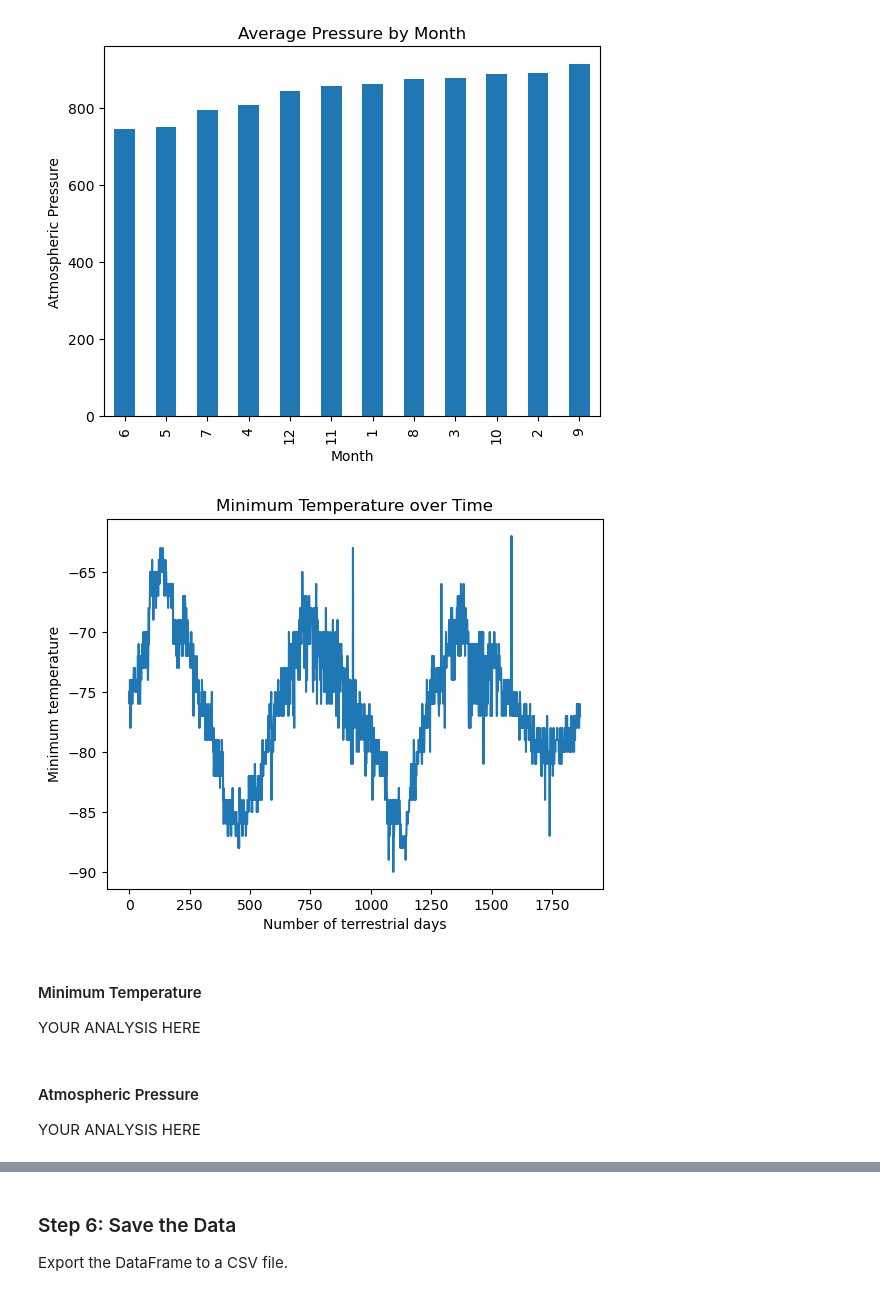
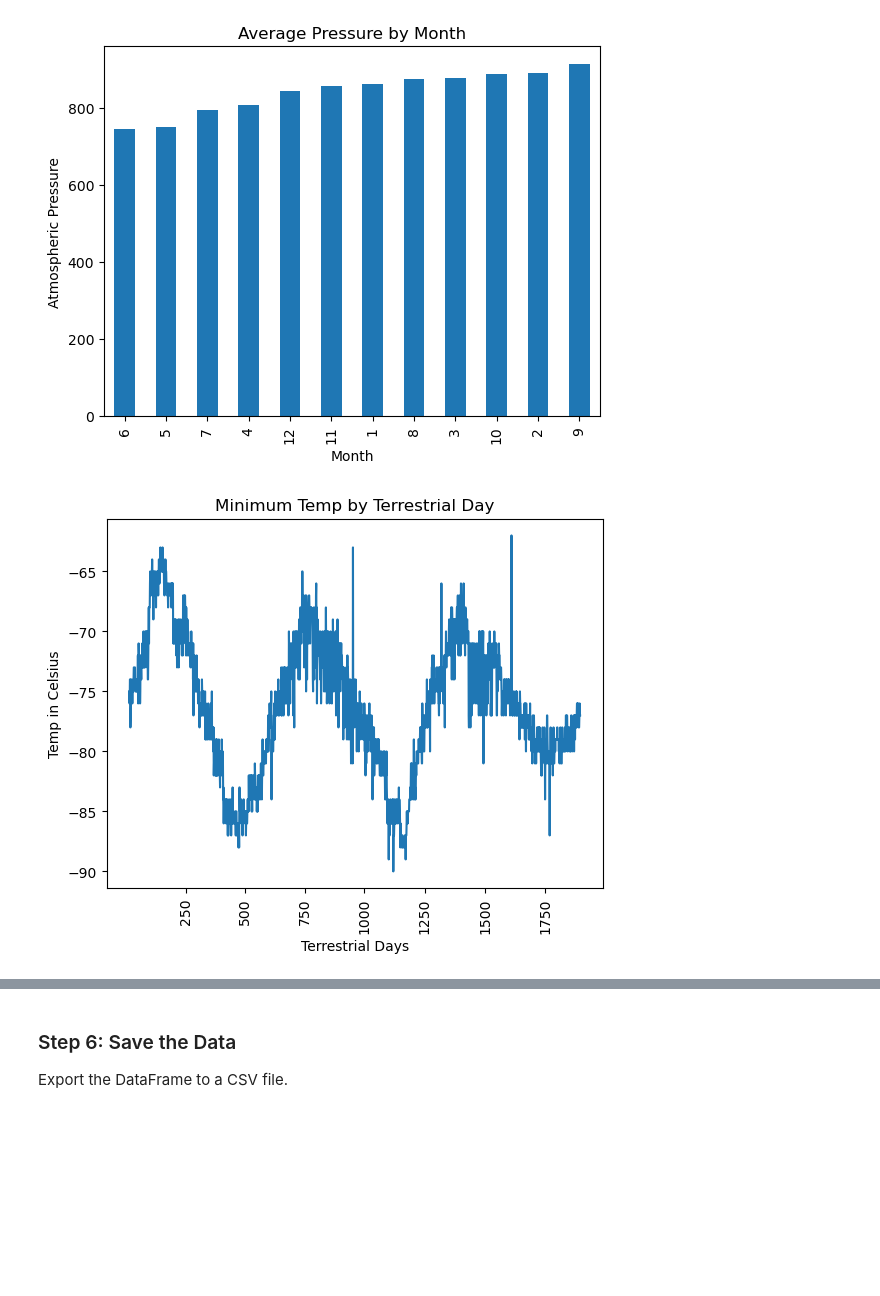
Before and after one commit to mrybicki87/Data_collection_challenge, a Jupyter notebook: part_2_mars_weather.ipynb, the cells around one changed output, grey strips where cells are left out. Cells and saved outputs as stored; diff of their text form; code cells hidden in the pictures; blank space fills up the shorter version.

```diff
--- a/part_2_mars_weather.ipynb
+++ b/part_2_mars_weather.ipynb
@@ -236,13 +256,11 @@ pressure_avg.sort_values(ascending=True).plot(kind='bar',title='Average Pressure
 # %%
 # 5. How many terrestrial (Earth) days are there in a Martian year?
 # Visually estimate the result by plotting the daily minimum temperature of each observation in the data set.
+plt.plot(mars_df['id'],mars_df['min_temp'])
+plt.xticks(['250','500','750','1000','1250','1500','1750'], rotation=90)
+plt.title('Minimum Temp by Terrestrial Day')
+plt.xlabel('Terrestrial Days')
+plt.ylabel('Temp in Celsius')
+plt.show()
 # %% [output]
-[figure, old version]
+[figure, new version]
-# %% [markdown]
-#### Minimum Temperature
-
-YOUR ANALYSIS HERE
-# %% [markdown]
-#### Atmospheric Pressure
-
-YOUR ANALYSIS HERE
```
Also changed, not shown: parts of 7 cells of this notebook, 2 other files.
